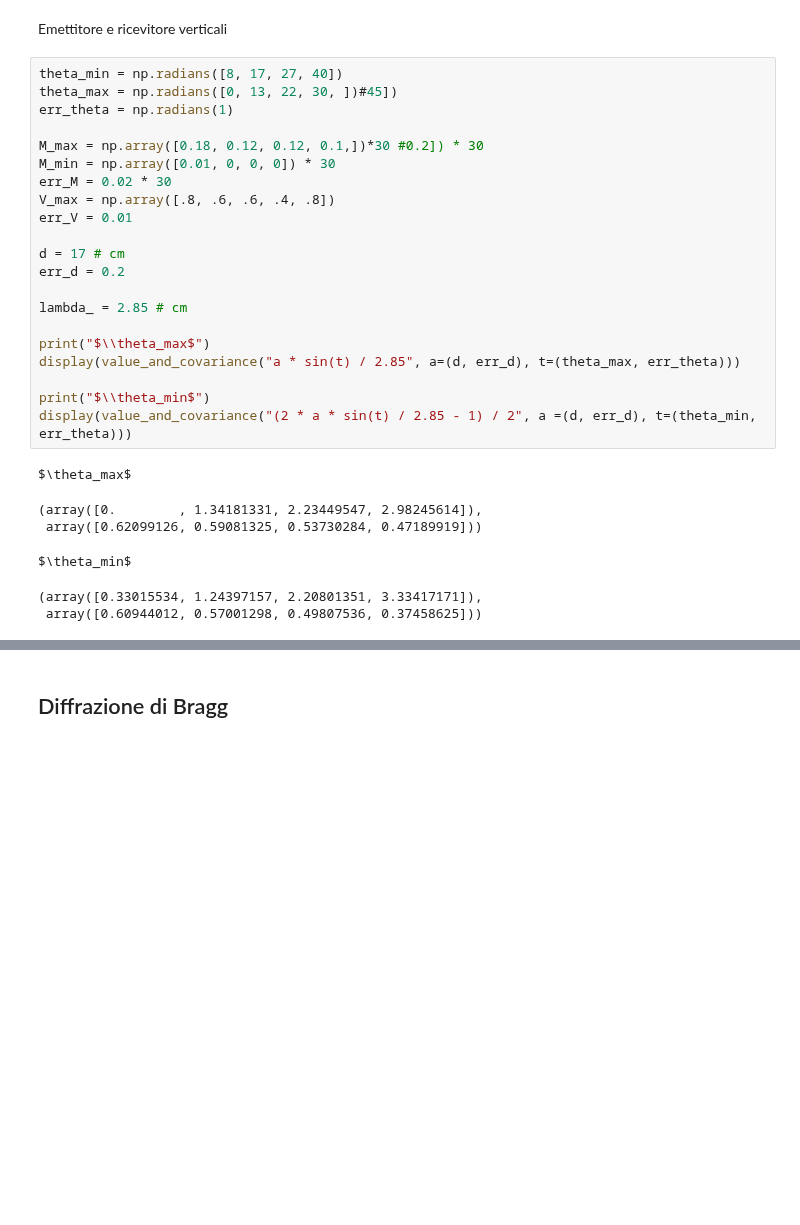
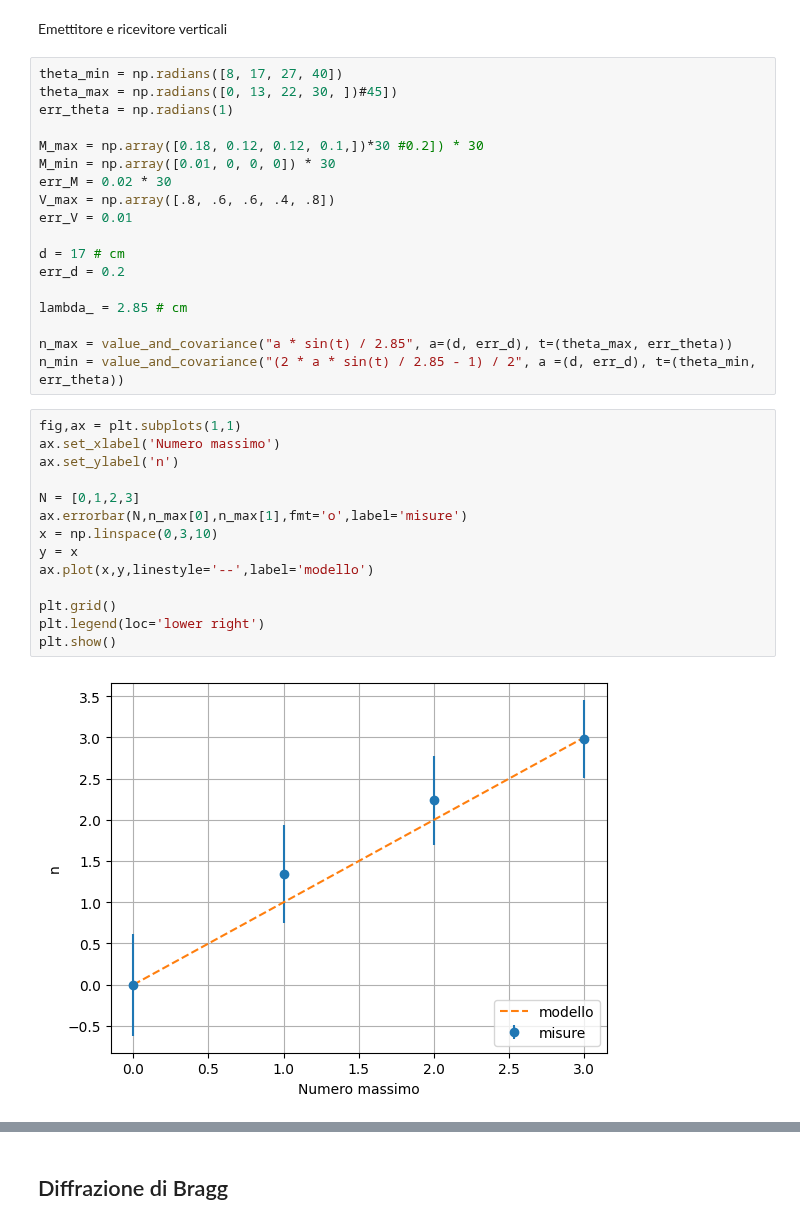
Before and after one commit to ARossiUnimib/Laboratorio-2---Gruppo-21-A.A.-2023-24, a Jupyter notebook: Notebooks/Microonde/Microonde.ipynb, the cells around one changed output, grey strips where cells are left out. Saved outputs shown, nothing was run; the diff lists cells and outputs as text; blank space fills up the shorter version.

```diff
--- a/Notebooks/Microonde/Microonde.ipynb
+++ b/Notebooks/Microonde/Microonde.ipynb
@@ -760,15 +760,21 @@ err_d = 0.2
 
 lambda_ = 2.85 # cm
 
-print("$\\theta_max$")
-display(value_and_covariance("a * sin(t) / 2.85", a=(d, err_d), t=(theta_max, err_theta)))
-
-print("$\\theta_min$")
-display(value_and_covariance("(2 * a * sin(t) / 2.85 - 1) / 2", a =(d, err_d), t=(theta_min, err_theta)))
+n_max = value_and_covariance("a * sin(t) / 2.85", a=(d, err_d), t=(theta_max, err_theta))
+n_min = value_and_covariance("(2 * a * sin(t) / 2.85 - 1) / 2", a =(d, err_d), t=(theta_min, err_theta))
-# %% [output]
-$\theta_max$
-(array([0.        , 1.34181331, 2.23449547, 2.98245614]),
- array([0.62099126, 0.59081325, 0.53730284, 0.47189919]))
-$\theta_min$
-(array([0.33015534, 1.24397157, 2.20801351, 3.33417171]),
- array([0.60944012, 0.57001298, 0.49807536, 0.37458625]))
+# %%
+fig,ax = plt.subplots(1,1)
+ax.set_xlabel('Numero massimo')
+ax.set_ylabel('n')
+
+N = [0,1,2,3]
+ax.errorbar(N,n_max[0],n_max[1],fmt='o',label='misure')
+x = np.linspace(0,3,10)
+y = x
+ax.plot(x,y,linestyle='--',label='modello')
+
+plt.grid()
+plt.legend(loc='lower right')
+plt.show()
+# %% [output]
+[figure, added]
```
Also changed, not shown: parts of 2 cells of this notebook.
